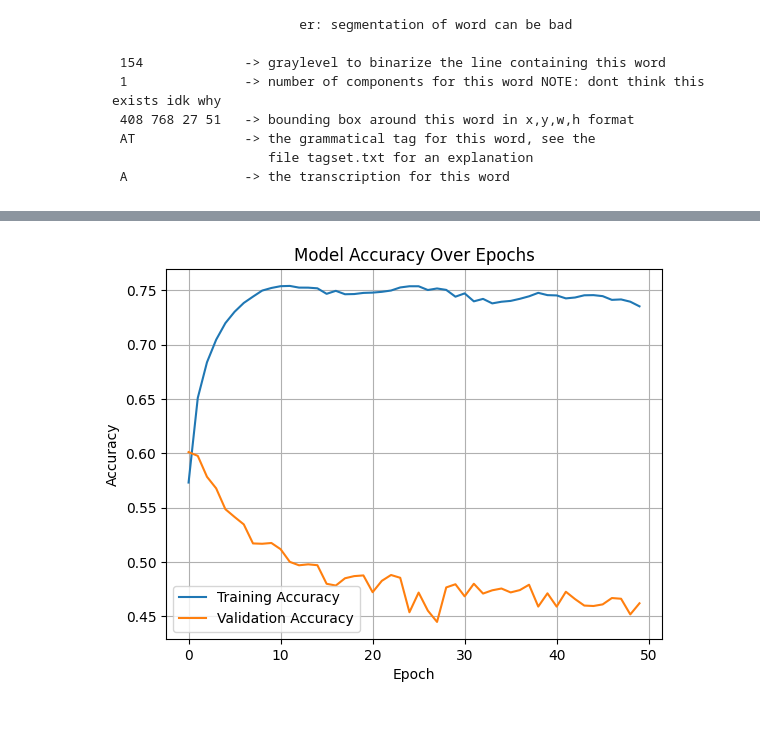
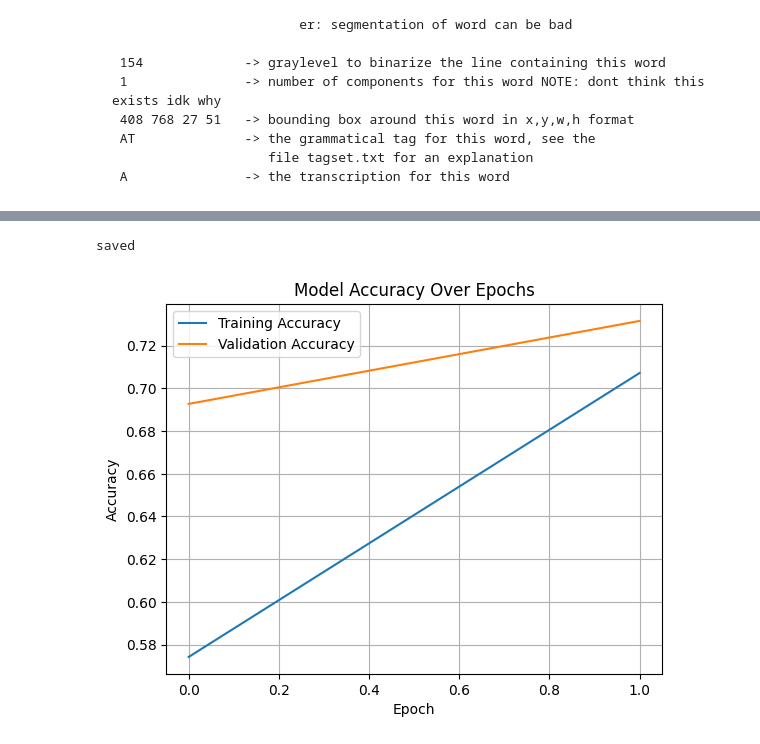
Before and after one commit to B1aZ3ng/handwritingRecognition, a Jupyter notebook: vgg-16.ipynb, the cells around one changed output, grey strips where cells are left out. Drawn from its saved outputs; the diff is of its cells as text; code cells hidden in the pictures.

```diff
--- a/vgg-16.ipynb
+++ b/vgg-16.ipynb
@@ -226,7 +197,7 @@ train_ds = tf.data.Dataset.from_tensor_slices((list(trainImages[:,0]), list(trai
 val_ds = tf.data.Dataset.from_tensor_slices((list(valImages[:,0]), list(valImages[:,1])))
 test_ds = tf.data.Dataset.from_tensor_slices((list(testImages[:,0]), list(testImages[:,1])))
 # %%
-BATCH_SIZE = 32
+BATCH_SIZE = 64
 train_ds = train_ds.map(load_image).batch(BATCH_SIZE).prefetch(tf.data.AUTOTUNE)
 val_ds = val_ds.map(load_image).batch(BATCH_SIZE).prefetch(tf.data.AUTOTUNE)
 test_ds = test_ds.map(load_image).batch(BATCH_SIZE).prefetch(tf.data.AUTOTUNE)
@@ -234,16 +205,14 @@ test_ds = test_ds.map(load_image).batch(BATCH_SIZE).prefetch(tf.data.AUTOTUNE)
 base_model = VGG16(weights="imagenet", include_top=False, input_shape=(224, 224, 3))
 base_model.summary()
 # Freeze base model (optional, for feature extraction)
-base_model.trainable = False
+base_model.trainable = True
 
 # Add custom classifier
 model = models.Sequential([
     base_model,
-    layers.Flatten(),
+    layers.GlobalAveragePooling2D(),
     layers.BatchNormalization(),
     layers.Dropout(0.2),
-    layers.Dense(4096, activation='relu'),
-    layers.Dense(4096, activation='relu'),
     layers.Dense(num_classes, activation='softmax')  # Multi-class classification
 ])
 
@@ -279,6 +265,9 @@ saver = CustomSaver()
+# %%
+import keras
+modelCheckpoint = tf.keras.callbacks.ModelCheckpoint("savedModels/bestCheckpoint-1.weights.h5", save_weights_only = True)
+earlyStopping = tf.keras.callbacks.EarlyStopping(monitor='val_loss', min_delta = 10, patience = 1)
 # %%
 # Train the model
 EPOCHS = 50  # Change as needed
-
-history = model.fit(train_ds, validation_data=val_ds, callbacks = [saver], epochs=EPOCHS)
+history1 = model.fit(train_ds, validation_data=val_ds, callbacks = [modelCheckpoint, earlyStopping], epochs=EPOCHS)
 # %% [output]
@@ -432,3 +278,5 @@ Epoch 6/50
 # %%
-model.save("vgg-16")
+model.save("vgg-16-1.keras")
 print("saved")
+# %% [output]
+saved
@@ -435,11 +286,11 @@ print("saved")
 # %%
-plt.plot(history.history['accuracy'], label='Training Accuracy')
-plt.plot(history.history['val_accuracy'], label='Validation Accuracy')
+plt.plot(history1.history['accuracy'], label='Training Accuracy')
+plt.plot(history1.history['val_accuracy'], label='Validation Accuracy')
 plt.title('Model Accuracy Over Epochs')
 plt.xlabel('Epoch')
 plt.ylabel('Accuracy')
 plt.legend()
 plt.grid(True)
 plt.show()
 # %% [output]
-[figure, old version]
+[figure, new version]
```
Also changed, not shown: parts of 23 cells of this notebook.
